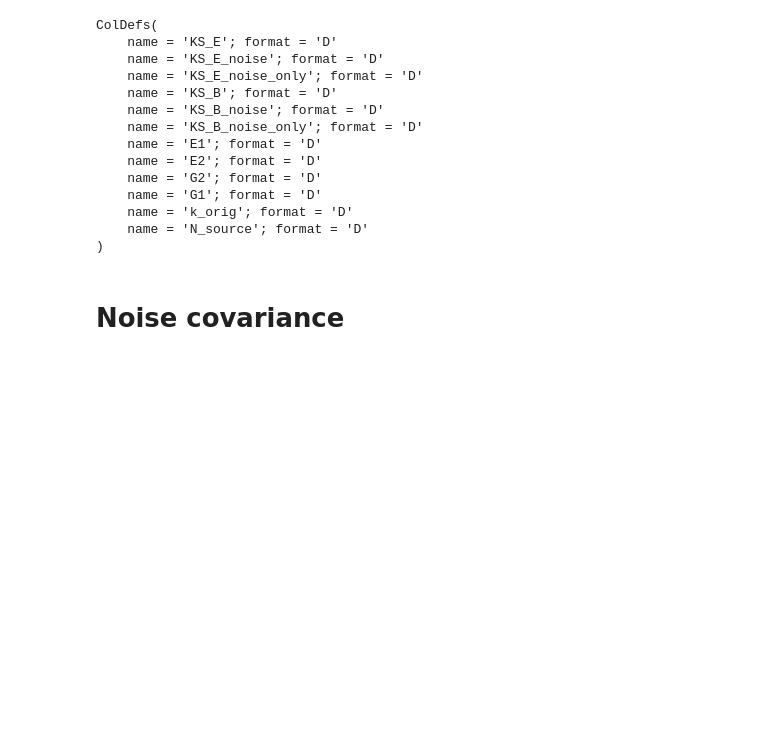
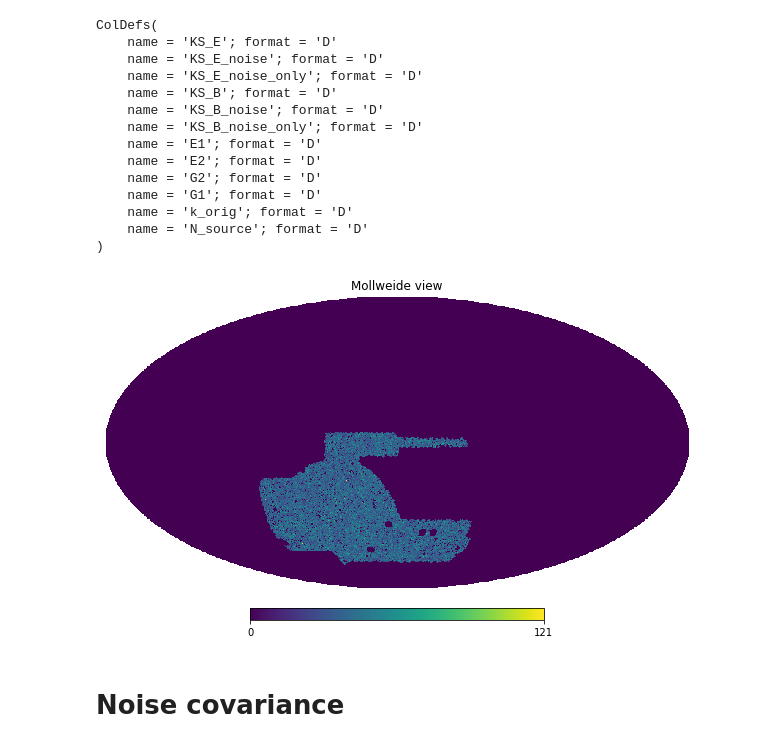
Before and after one commit to NiallJeffrey/wiener_sphere, a Jupyter notebook: prepare_buzzard_example_data.ipynb, the cells around one changed output. Drawn from its saved outputs; the diff is of its cells as text; code cells hidden in the pictures; blank space fills up the shorter version.

```diff
--- a/prepare_buzzard_example_data.ipynb
+++ b/prepare_buzzard_example_data.ipynb
@@ -38,0 +42,4 @@ des_count_map = hp.ud_grade(full_data[1].data['N_source'], nside, power=-2)
+# %%
+hp.mollview(des_count_map)
+# %% [output]
+[figure, added]
```
Also changed, not shown: parts of 6 cells of this notebook, 1 other file.
